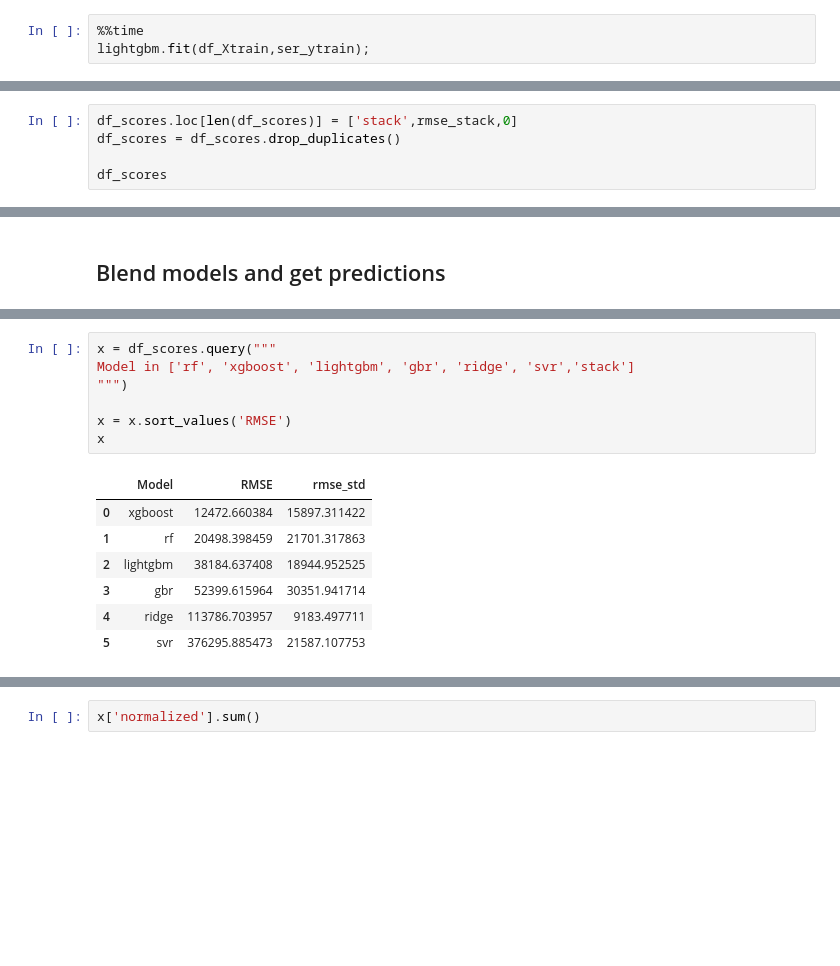
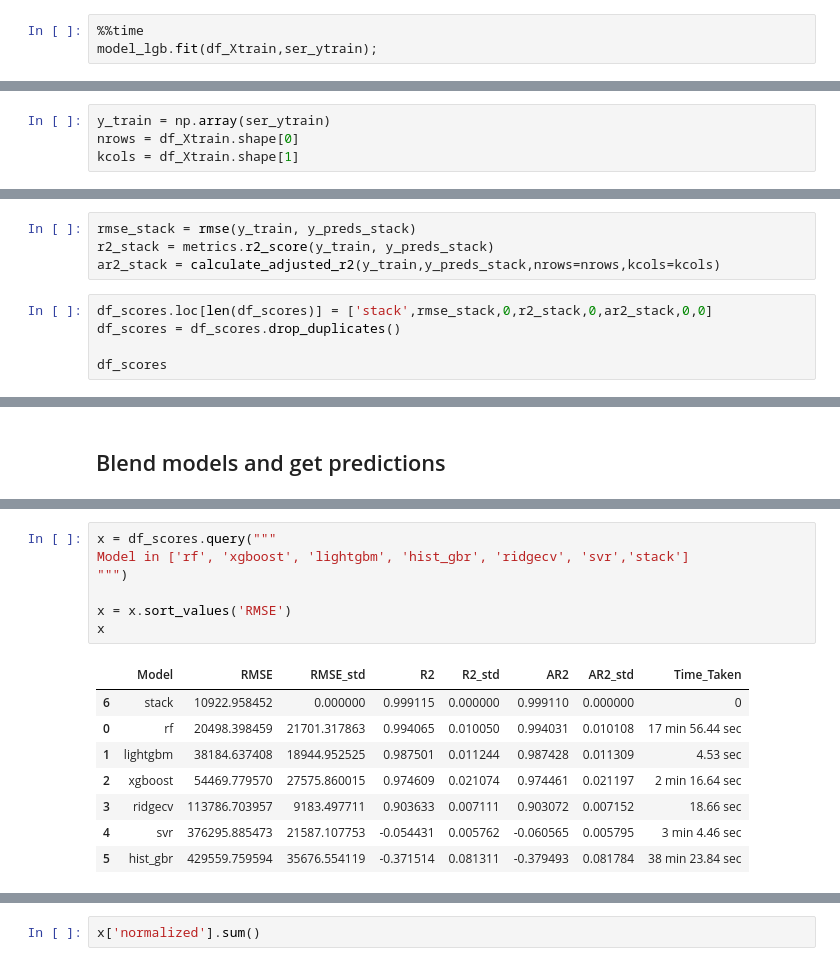
Before and after one commit to bhishanpdl/Project_House_Price_Prediction, a Jupyter notebook: notebooks/c12_regression_modelling_stacking_blending.ipynb, the cells around one changed output, grey strips where cells are left out. Saved outputs shown, nothing was run; the diff lists cells and outputs as text; blank space fills up the shorter version.

Commit message:
house price stacking

```diff
--- a/notebooks/c12_regression_modelling_stacking_blending.ipynb
+++ b/notebooks/c12_regression_modelling_stacking_blending.ipynb
@@ -473,4 +550,4 @@ XGBRegressor(base_score=0.5, booster='gbtree', colsample_bylevel=1,
 # %%
 %%time
-lightgbm.fit(df_Xtrain,ser_ytrain);
+model_lgb.fit(df_Xtrain,ser_ytrain);
 # %% [output]
@@ -521,0 +578,4 @@ rmse_stack
+# %%
+y_train = np.array(ser_ytrain)
+nrows = df_Xtrain.shape[0]
+kcols = df_Xtrain.shape[1]
@@ -522,5 +584,9 @@ rmse_stack
+# %%
+rmse_stack = rmse(y_train, y_preds_stack)
+r2_stack = metrics.r2_score(y_train, y_preds_stack)
+ar2_stack = calculate_adjusted_r2(y_train,y_preds_stack,nrows=nrows,kcols=kcols)
 # %%
-df_scores.loc[len(df_scores)] = ['stack',rmse_stack,0]
+df_scores.loc[len(df_scores)] = ['stack',rmse_stack,0,r2_stack,0,ar2_stack,0,0]
 df_scores = df_scores.drop_duplicates()
 
 df_scores
@@ -549,18 +615,19 @@ df_scores.sort_values('RMSE').round(0)
 # %%
 x = df_scores.query("""
-Model in ['rf', 'xgboost', 'lightgbm', 'gbr', 'ridge', 'svr','stack']
+Model in ['rf', 'xgboost', 'lightgbm', 'hist_gbr', 'ridgecv', 'svr','stack']
 """)
 
 x = x.sort_values('RMSE')
 x
 # %% [output]
-|  | Model | RMSE | rmse_std |
-| 0 | xgboost | 12472.660384 | 15897.311422 |
-| 1 | rf | 20498.398459 | 21701.317863 |
-| 2 | lightgbm | 38184.637408 | 18944.952525 |
-| 3 | gbr | 52399.615964 | 30351.941714 |
-| 4 | ridge | 113786.703957 | 9183.497711 |
-| 5 | svr | 376295.885473 | 21587.107753 |
+|  | Model | RMSE | RMSE_std | R2 | R2_std | AR2 | AR2_std | Time_Taken |
+| 6 | stack | 10922.958452 | 0.000000 | 0.999115 | 0.000000 | 0.999110 | 0.000000 | 0 |
+| 0 | rf | 20498.398459 | 21701.317863 | 0.994065 | 0.010050 | 0.994031 | 0.010108 | 17 min 56.44 sec |
+| 1 | lightgbm | 38184.637408 | 18944.952525 | 0.987501 | 0.011244 | 0.987428 | 0.011309 | 4.53 sec |
+| 2 | xgboost | 54469.779570 | 27575.860015 | 0.974609 | 0.021074 | 0.974461 | 0.021197 | 2 min 16.64 sec |
+| 3 | ridgecv | 113786.703957 | 9183.497711 | 0.903633 | 0.007111 | 0.903072 | 0.007152 | 18.66 sec |
+| 4 | svr | 376295.885473 | 21587.107753 | -0.054431 | 0.005762 | -0.060565 | 0.005795 | 3 min 4.46 sec |
+| 5 | hist_gbr | 429559.759594 | 35676.554119 | -0.371514 | 0.081311 | -0.379493 | 0.081784 | 38 min 23.84 sec |
 # %%
 x['normalized'] = x['RMSE'].div(x['RMSE'].sum()).to_numpy()[::-1].round(2)
 x
```
Also changed, not shown: parts of 61 cells of this notebook, 1 other file.
